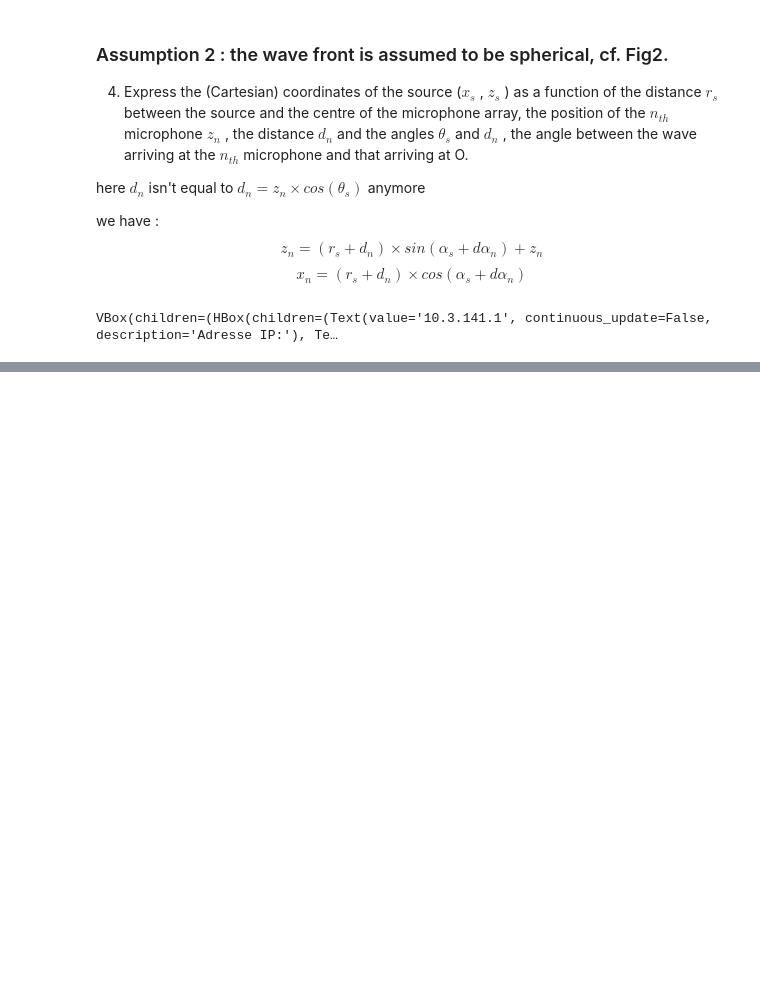
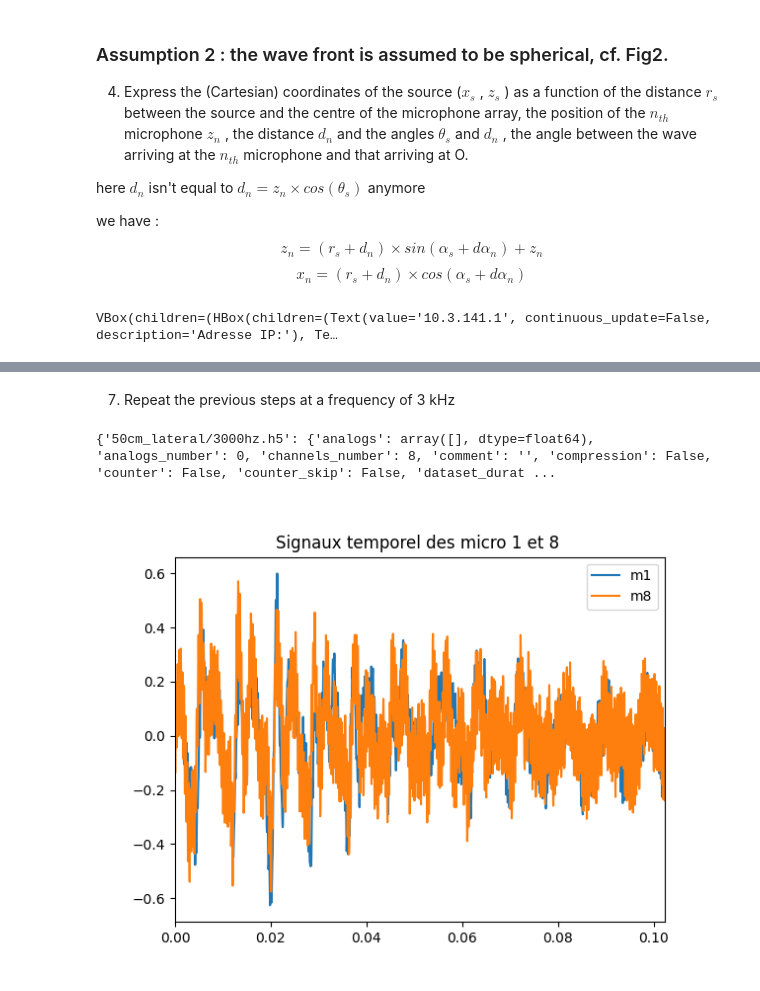
Before and after one commit to Huss94/TP_son1, a Jupyter notebook: Report.ipynb, the cells around one changed output, grey strips where cells are left out. Saved outputs shown, nothing was run; the diff lists cells and outputs as text; code cells hidden in the pictures; blank space fills up the shorter version.

```diff
--- a/Report.ipynb
+++ b/Report.ipynb
@@ -123,0 +151,9 @@ plt.ylabel=("x")
+# %% [markdown]
+7. Repeat the previous steps at a frequency of 3 kHz
+# %%
+# cette fonction lit le fichier h5 directement depuis le path
+d, antenne3000 = transform_h5_to_dict("50cm_lateral/3000hz.h5")
+trace_m1_m8(d['mat'], max(t))
+# %% [output]
+{'50cm_lateral/3000hz.h5': {'analogs': array([], dtype=float64), 'analogs_number': 0, 'channels_number': 8, 'comment': '', 'compression': False, 'counter': False, 'counter_skip': False, 'dataset_durat ...
+[figure, added]
```
Also changed, not shown: parts of 19 cells of this notebook, 23 other files.
